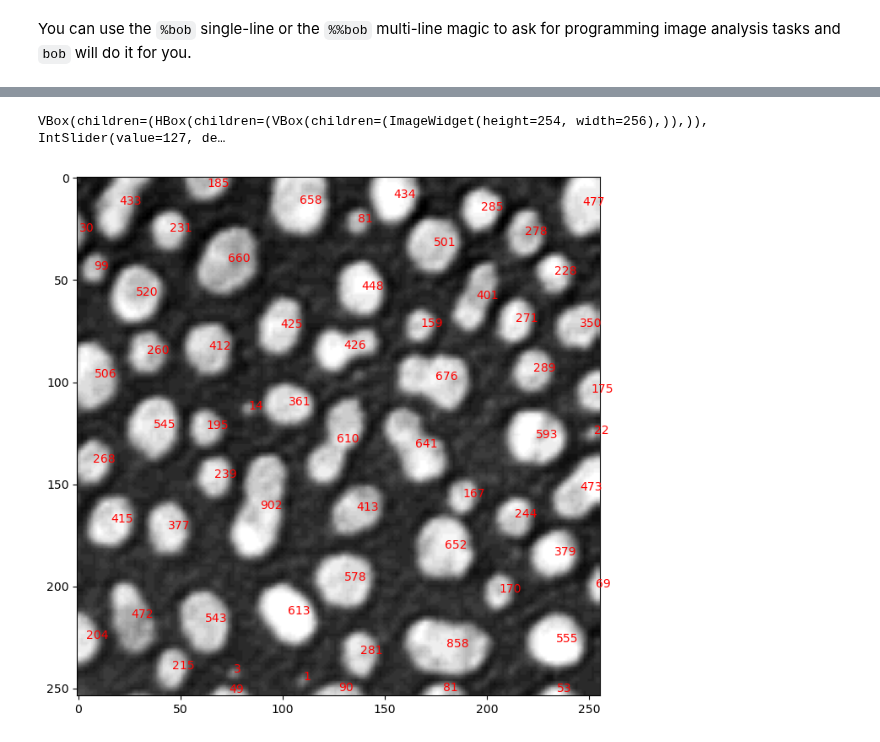
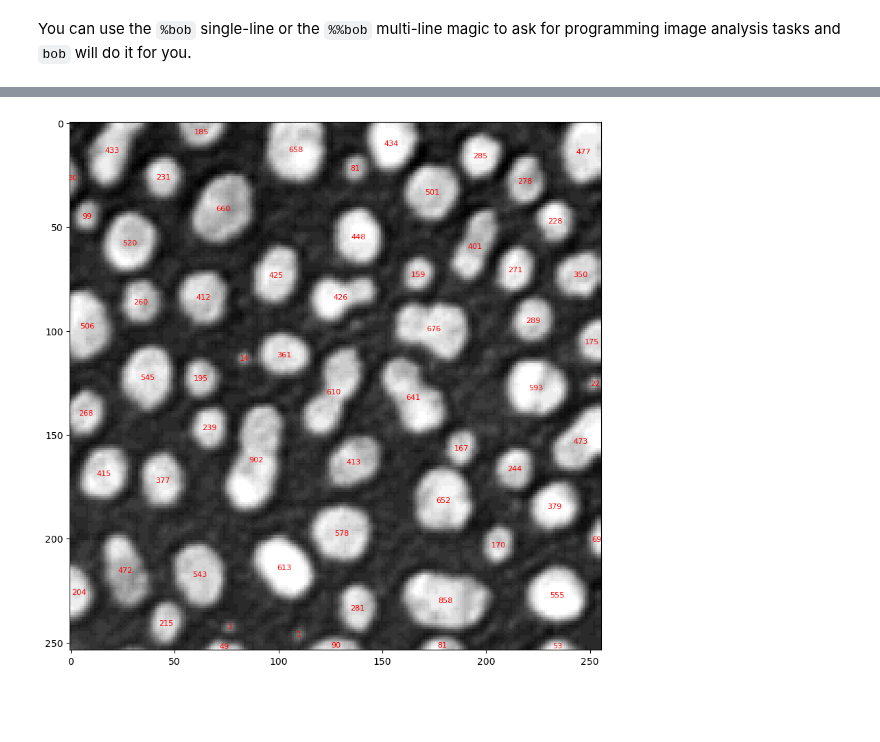
Before and after one commit to haesleinhuepf/bia-bob, a Jupyter notebook: demo/basic_demo.ipynb, the cells around one changed output, grey strips where cells are left out. Cells and saved outputs as stored; diff of their text form; code cells hidden in the pictures; blank space fills up the shorter version.

```diff
--- a/demo/basic_demo.ipynb
+++ b/demo/basic_demo.ipynb
@@ -38,34 +41,32 @@ Print the area on top of the labels.
-# %%
-from skimage.io import imread
-from skimage.filters import threshold_otsu
-from skimage.measure import label, regionprops
-import matplotlib.pyplot as plt
-import stackview
-
-# Load the image
-image = imread('blobs.tif')
-
-# Apply Otsu's thresholding
-threshold = threshold_otsu(image)
-binary_image = image > threshold
-
-# Perform connected component labeling
-labels = label(binary_image)
-
-# Measure area of the segmented labels
-props = regionprops(labels)
-areas = [prop.area for prop in props]
-
-# Create an image with labels and area values on top
-fig, ax = plt.subplots(figsize=(8, 8))
-ax.imshow(image, cmap='gray')
-
-for prop in props:
-    y, x = prop.centroid
-    area = prop.area
-    ax.text(x, y, f"{area}", color='red')
-
-stackview.curtain(image, labels)
-# %% [output]
-VBox(children=(HBox(children=(VBox(children=(ImageWidget(height=254, width=256),)),)), IntSlider(value=127, de…
-[figure, removed]
+# %%
+from skimage.io import imread
+from skimage.filters import threshold_otsu
+from skimage.measure import label, regionprops
+import matplotlib.pyplot as plt
+
+# Load the image
+image = imread("blobs.tif")
+
+# Threshold using Otsu's method
+threshold = threshold_otsu(image)
+binary = image > threshold
+
+# Perform connected component labeling
+labels = label(binary)
+
+# Measure area of the segmented labels
+props = regionprops(labels)
+areas = [prop.area for prop in props]
+
+# Display the image with area labels
+fig, ax = plt.subplots(figsize=(10, 10))
+ax.imshow(image, cmap='gray')
+
+for prop in props:
+    y, x = prop.centroid
+    area = prop.area
+    ax.text(x, y, f"{area}", color='red', ha='center', va='center', fontsize=8)
+
+plt.show()
+# %% [output]
+[figure, added]
```
Also changed, not shown: parts of 6 cells of this notebook, 1 other file.
